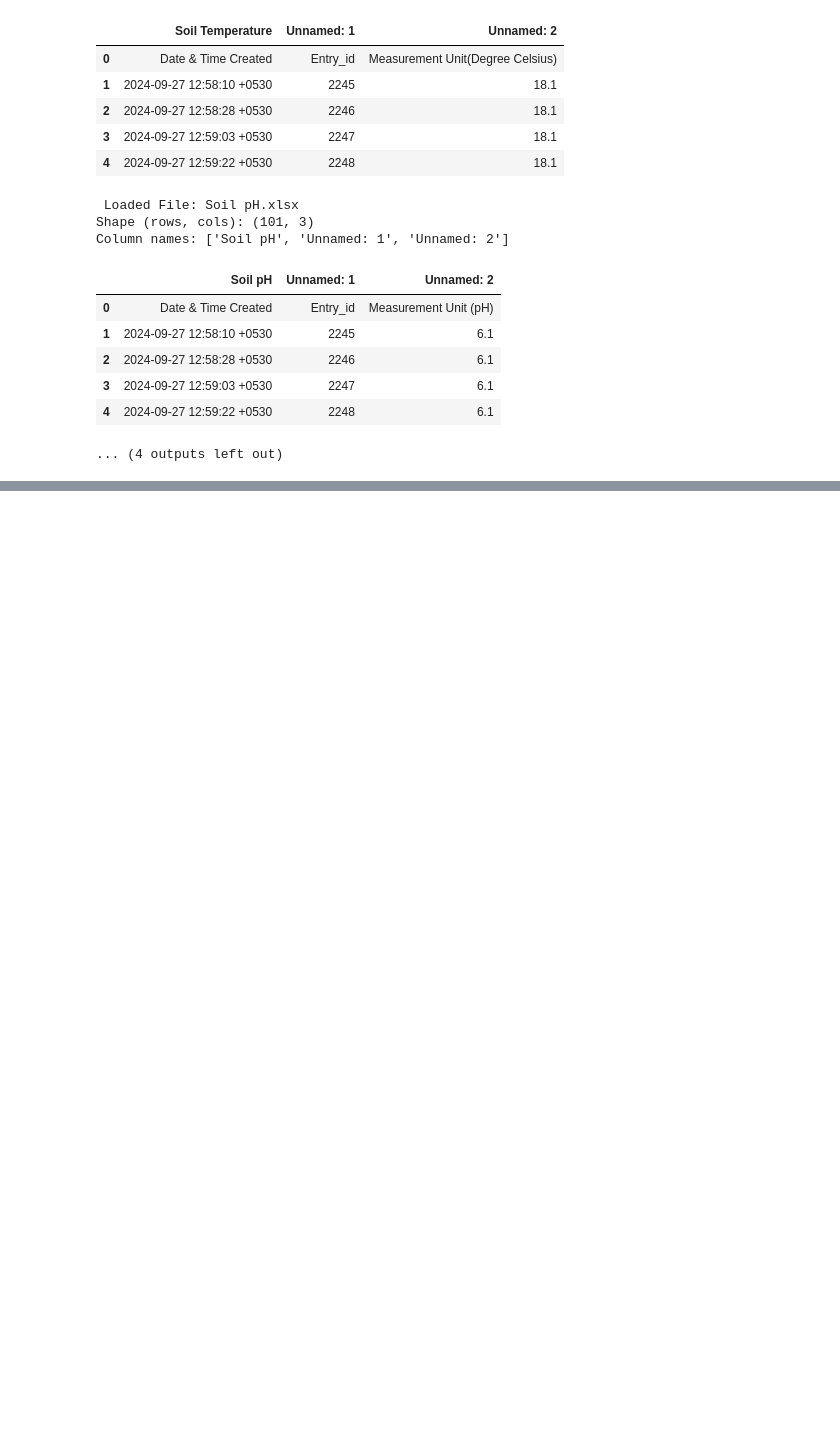
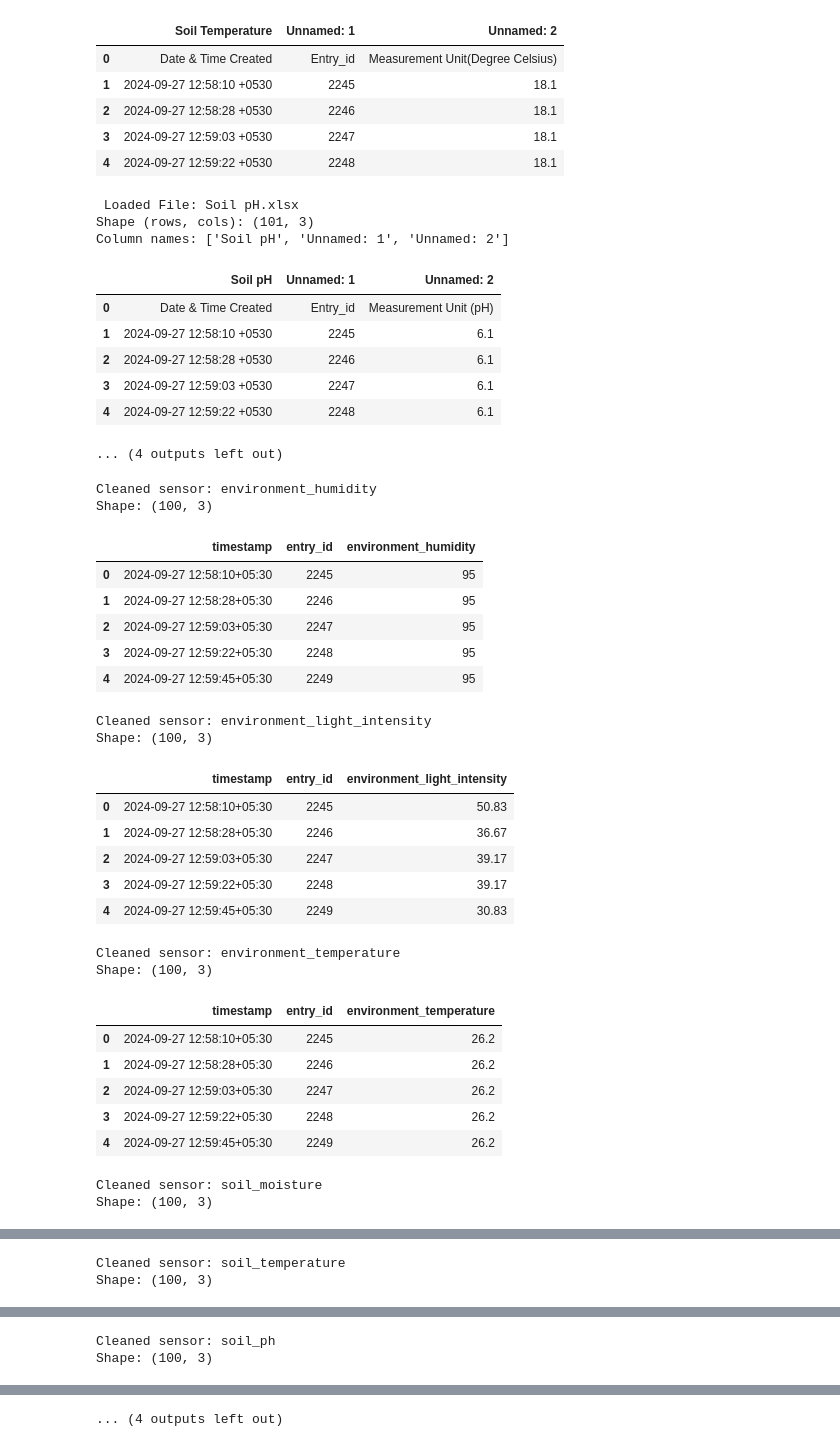
Before and after one commit to jeffiThomas/IoTAgricultureProject, a Jupyter notebook: code/AAI530-Project.ipynb, the cells around one changed output, grey strips where cells are left out. Drawn from its saved outputs; the diff is of its cells as text; code cells hidden in the pictures; blank space fills up the shorter version.

```diff
--- a/code/AAI530-Project.ipynb
+++ b/code/AAI530-Project.ipynb
@@ -155,3 +155,78 @@ Column names: ['Soil pH', 'Unnamed: 1', 'Unnamed: 2']
 | 3 | 2024-09-27 12:59:03 +0530 | 2247 | 6.1 |
 | 4 | 2024-09-27 12:59:22 +0530 | 2248 | 6.1 |
 ... (4 outputs left out)
+# %%
+#CELL 3 - Clean, Standardize, and Prepare Each Sensor
+
+#This will remove metadata rows, standardize column names,
+#and parse time stamps
+
+#dictionary to store cleaned sensor DataFrames
+cleaned_sensor_dfs = {}
+
+#loop through each raw sensor DataFrame
+for file_name, df in sensor_dfs.items():
+
+    #make a copy so we do not overwrite raw data
+    df_clean = df.copy()
+
+    #drop the first row (metadata row, not actual sensor data)
+    df_clean = df_clean.iloc[1:].reset_index(drop=True)
+
+    #rename columns to a consistent schema
+    df_clean.columns = ["timestamp", "entry_id", "value"]
+
+    #convert timestamp column to pandas datatime
+    df_clean["timestamp"] = pd.to_datetime(df_clean["timestamp"], errors="coerce")
+
+    #convert sensor values to numeric
+    df_clean["value"] = pd.to_numeric(df_clean["value"], errors="coerce")
+
+    #sort by timestamp to ensure correct temporal order
+    df_clean = df_clean.sort_values("timestamp").reset_index(drop=True)
+
+    #create a clean sensor name from the filename
+    sensor_name = (
+        file_name.replace(".xlsx", "")
+        .replace(" (1)", "")
+        .lower()
+        .replace(" ", "_")
+    )
+
+    #rename value column to sensor-specific name
+    df_clean = df_clean.rename(columns={"value": sensor_name})
+
+    #store cleaned DataFrame
+    cleaned_sensor_dfs[sensor_name] = df_clean
+
+    #print confirmation to check
+    print(f"Cleaned sensor: {sensor_name}")
+    print("Shape:", df_clean.shape)
+    display(df_clean.head())
+# %% [output]
+Cleaned sensor: environment_humidity
+Shape: (100, 3)
+|  | timestamp | entry_id | environment_humidity |
+| 0 | 2024-09-27 12:58:10+05:30 | 2245 | 95 |
+| 1 | 2024-09-27 12:58:28+05:30 | 2246 | 95 |
+| 2 | 2024-09-27 12:59:03+05:30 | 2247 | 95 |
+| 3 | 2024-09-27 12:59:22+05:30 | 2248 | 95 |
+| 4 | 2024-09-27 12:59:45+05:30 | 2249 | 95 |
+Cleaned sensor: environment_light_intensity
+Shape: (100, 3)
+|  | timestamp | entry_id | environment_light_intensity |
+| 0 | 2024-09-27 12:58:10+05:30 | 2245 | 50.83 |
+| 1 | 2024-09-27 12:58:28+05:30 | 2246 | 36.67 |
+| 2 | 2024-09-27 12:59:03+05:30 | 2247 | 39.17 |
+| 3 | 2024-09-27 12:59:22+05:30 | 2248 | 39.17 |
+| 4 | 2024-09-27 12:59:45+05:30 | 2249 | 30.83 |
+Cleaned sensor: environment_temperature
+Shape: (100, 3)
+|  | timestamp | entry_id | environment_temperature |
+| 0 | 2024-09-27 12:58:10+05:30 | 2245 | 26.2 |
+| 1 | 2024-09-27 12:58:28+05:30 | 2246 | 26.2 |
+| 2 | 2024-09-27 12:59:03+05:30 | 2247 | 26.2 |
+| 3 | 2024-09-27 12:59:22+05:30 | 2248 | 26.2 |
+| 4 | 2024-09-27 12:59:45+05:30 | 2249 | 26.2 |
+Cleaned sensor: soil_moisture
+Shape: (100, 3)
@@ -157,0 +239,2 @@ Column names: ['Soil pH', 'Unnamed: 1', 'Unnamed: 2']
+Cleaned sensor: soil_temperature
+Shape: (100, 3)
@@ -157,0 +247,2 @@ Column names: ['Soil pH', 'Unnamed: 1', 'Unnamed: 2']
+Cleaned sensor: soil_ph
+Shape: (100, 3)
@@ -157,0 +255 @@ Column names: ['Soil pH', 'Unnamed: 1', 'Unnamed: 2']
+... (4 outputs left out)
```
Also changed, not shown: parts of 2 cells of this notebook, 1 other file.
